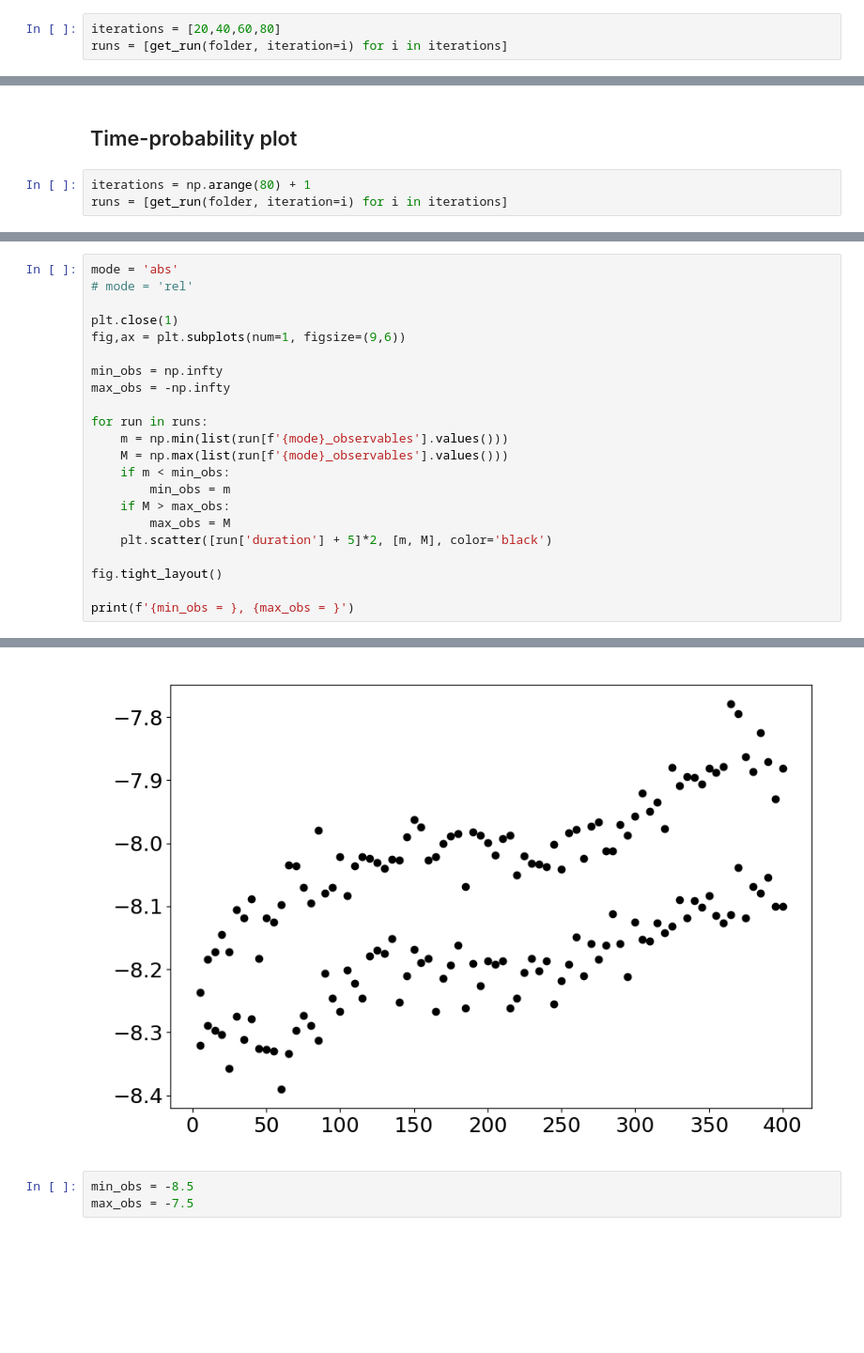
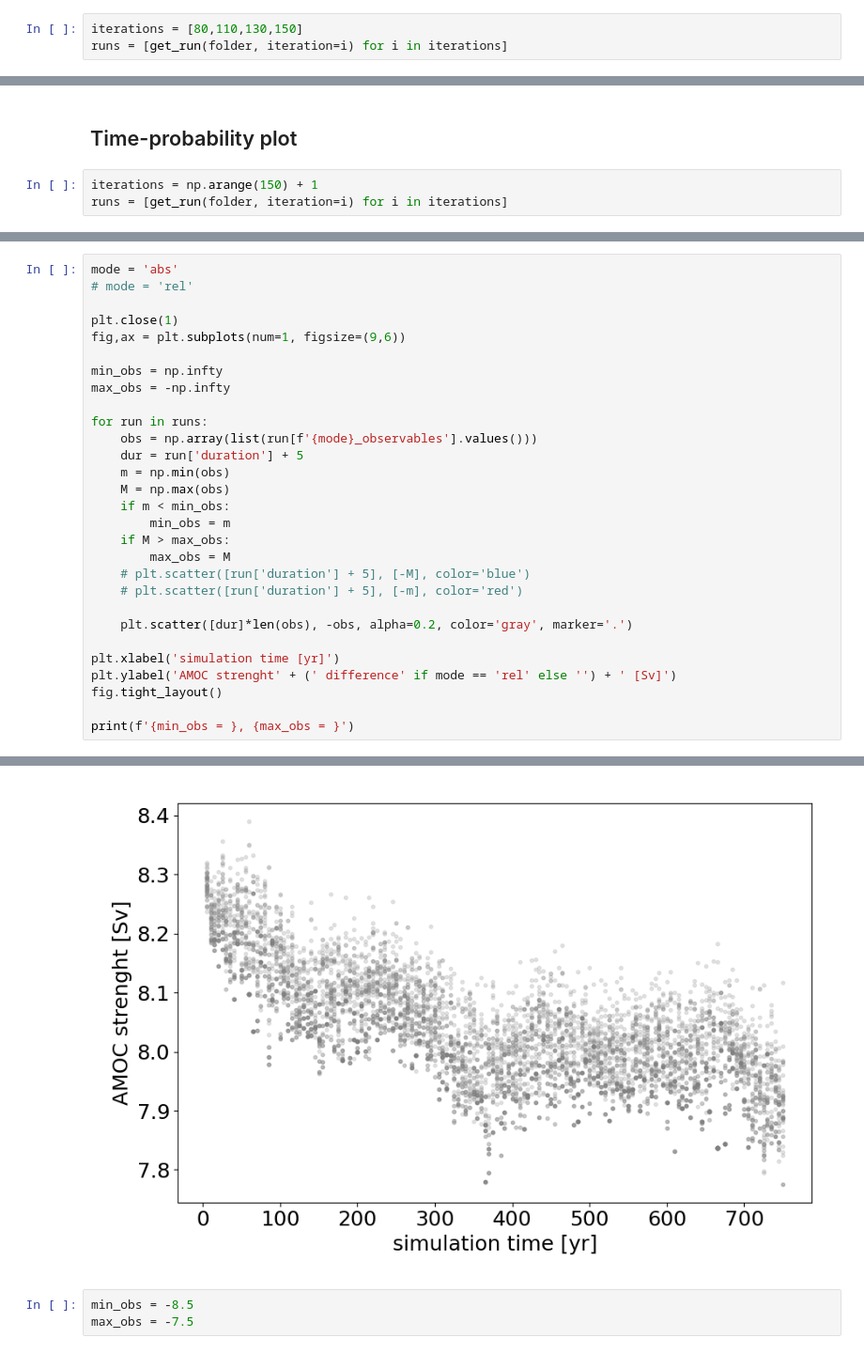
Before and after one commit to AlessandroLovo/REA-Veros, a Jupyter notebook: demo/time_analysis.ipynb, the cells around one changed output, grey strips where cells are left out. Shown at 94% size. Cells and saved outputs as stored; diff of their text form; blank space fills up the shorter version.

Commit message:
visualizing the new results

```diff
--- a/demo/time_analysis.ipynb
+++ b/demo/time_analysis.ipynb
@@ -57,7 +57,7 @@ folder = '../veros/__test__/r01--k__16--nens__50--T__5_minimal'
 # %% [markdown]
 ## Probabilities
 # %%
-iterations = [20,40,60,80]
+iterations = [80,110,130,150]
 runs = [get_run(folder, iteration=i) for i in iterations]
 # %% [output]
 DONE
@@ -118,7 +118,7 @@ fig.tight_layout()
 # %% [markdown]
 ## Time-probability plot
 # %%
-iterations = np.arange(80) + 1
+iterations = np.arange(150) + 1
 runs = [get_run(folder, iteration=i) for i in iterations]
 # %% [output]
 DONE
@@ -149,14 +149,21 @@ min_obs = np.infty
 max_obs = -np.infty
 
 for run in runs:
-    m = np.min(list(run[f'{mode}_observables'].values()))
-    M = np.max(list(run[f'{mode}_observables'].values()))
+    obs = np.array(list(run[f'{mode}_observables'].values()))
+    dur = run['duration'] + 5
+    m = np.min(obs)
+    M = np.max(obs)
     if m < min_obs:
         min_obs = m
     if M > max_obs:
         max_obs = M
-    plt.scatter([run['duration'] + 5]*2, [m, M], color='black')
+    # plt.scatter([run['duration'] + 5], [-M], color='blue')
+    # plt.scatter([run['duration'] + 5], [-m], color='red')
 
+    plt.scatter([dur]*len(obs), -obs, alpha=0.2, color='gray', marker='.')
+
+plt.xlabel('simulation time [yr]')
+plt.ylabel('AMOC strenght' + (' difference' if mode == 'rel' else '') + ' [Sv]')
 fig.tight_layout()
 
 print(f'{min_obs = }, {max_obs = }')
@@ -165,4 +172,4 @@ min_obs = -8.389953683789058, max_obs = -7.779035461303391
-[figure, old version]
+[figure, new version]
 # %%
 min_obs = -8.5
 max_obs = -7.5
```
Also changed, not shown: parts of 5 cells of this notebook, 1 other file.
